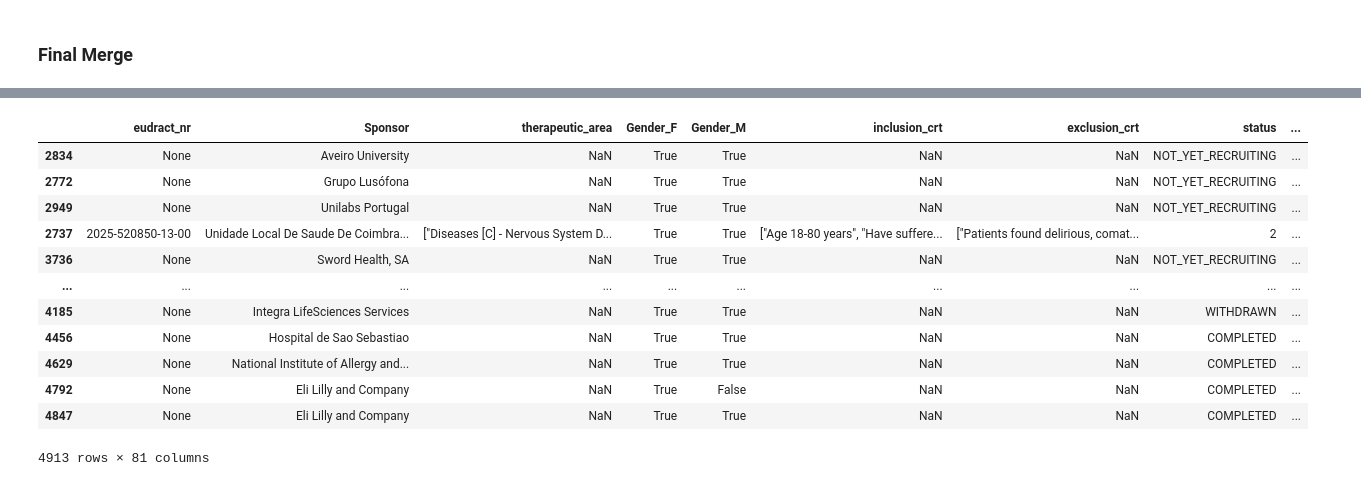
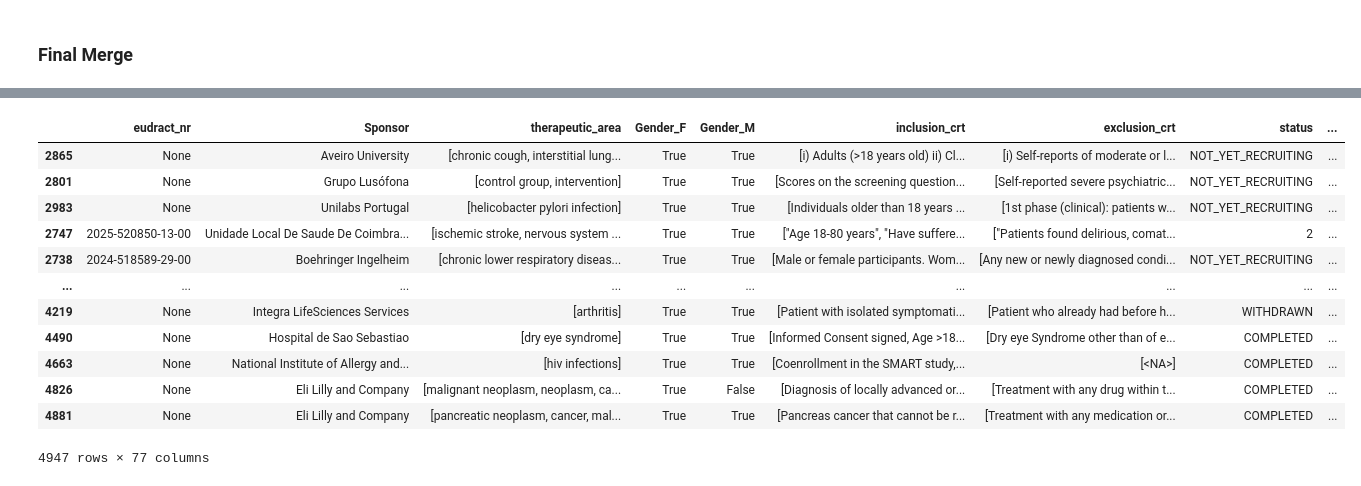
Before and after one commit to HenrikPereira/PToolCTEx, a Jupyter notebook: etl/eda.ipynb, the cells around one changed output, grey strips where cells are left out. Cells and saved outputs as stored; diff of their text form; code cells hidden in the pictures.

```diff
--- a/etl/eda.ipynb
+++ b/etl/eda.ipynb
@@ -703,11 +823,15 @@ full = (
         trial_Phase_II=lambda x: x['trial_Phase_II_y'].fillna(x['trial_Phase_II_x']).astype('boolean'),
         trial_Phase_III=lambda x: x['trial_Phase_III_y'].fillna(x['trial_Phase_III_x']).astype('boolean'),
         trial_Phase_IV=lambda x: x['trial_Phase_IV_y'].fillna(x['trial_Phase_IV_x']).astype('boolean'),
-        therapeutic_area=lambda x: x['therapeutic_area'].apply(lambda tx: ' | '.join(tx) if isinstance(tx, (list, tuple)) else tx),
         condition=lambda x: x['condition_y'].fillna(x['condition_x']),
+        therapeutic_area=lambda x: x.apply(clean_therapeutic_area, axis=1),
+        keywords=lambda x: x['keys'].apply(ensure_list_format),
+        interventions=lambda x: x['interv'].apply(ensure_list_format),
         Sponsor=lambda x: x['Sponsor'].fillna(x['source']),
         Sponsor_type=lambda x: x['Sponsor_type'].fillna(x['source_class']),
-        status=lambda x: x['status'].fillna(x['overall_status'].astype(str)).astype('category'),
+        status=lambda x: x['status'].fillna(x['overall_status'].astype(str)).astype(str).astype('category'),
+        inclusion_crt=lambda x: x.apply(lambda r: r['inclusion_crt'] if pd.notna(r['inclusion_crt']) else extract_criteria(r['criteria'], type='inclusion'), axis=1),
+        exclusion_crt=lambda x: x.apply(lambda r: r['exclusion_crt'] if pd.notna(r['exclusion_crt']) else extract_criteria(r['criteria'], type='exclusion'), axis=1),
         enrollment=lambda x: x['enrollment'].fillna(x['nr_enrolled']),
         Gender_F=lambda x: x['Gender_F'].fillna(x['Gender_ALL'].replace(False, pd.NA)).fillna(x['Gender_FEMALE']).astype('boolean'),
         Gender_M=lambda x: x['Gender_M'].fillna(x['Gender_ALL'].replace(False, pd.NA)).fillna(x['Gender_MALE']).astype('boolean'),
@@ -743,42 +867,48 @@ full = (
         'trial_Phase_IV_y',
         'EARLY_PHASE1',
         'condition_x',
         'condition_y',
         'source',
         'source_class',
         'overall_status',
         'nr_enrolled',
         'minimum_age_num',
         'maximum_age_num',
         'Gender_ALL',
         'Gender_FEMALE',
         'Gender_MALE',
         'allocation_RANDOMIZED',
         'allocation_NON_RANDOMIZED',
         'intervention_model_PARALLEL',
         'masking_NONE',
         'masking_description',
         'masking',
         'trial_design_Open',
         'trial_design_Single_blind',
         'trial_design_Double_blind',
         'intervention_model_CROSSOVER',
         'trial_design.Number_of_treatment_arms_in_the_trial',
+        'terms',
+        'grouping',
+        'criteria',
+        'condition',
+        'keys',
+        'interv',
     ])
     .sort_values(by='start_date', ascending=False)
 )
 full
 # %% [output]
 |  | eudract_nr | Sponsor | therapeutic_area | Gender_F | Gender_M | inclusion_crt | exclusion_crt | status | ... |
-| 2834 | None | Aveiro University | NaN | True | True | NaN | NaN | NOT_YET_RECRUITING | ... |
-| 2772 | None | Grupo Lusófona | NaN | True | True | NaN | NaN | NOT_YET_RECRUITING | ... |
-| 2949 | None | Unilabs Portugal | NaN | True | True | NaN | NaN | NOT_YET_RECRUITING | ... |
-| 2737 | 2025-520850-13-00 | Unidade Local De Saude De Coimbra... | ["Diseases [C] - Nervous System D... | True | True | ["Age 18-80 years", "Have suffere... | ["Patients found delirious, comat... | 2 | ... |
-| 3736 | None | Sword Health, SA | NaN | True | True | NaN | NaN | NOT_YET_RECRUITING | ... |
+| 2865 | None | Aveiro University | [chronic cough, interstitial lung... | True | True | [i) Adults (>18 years old) ii) Cl... | [i) Self-reports of moderate or l... | NOT_YET_RECRUITING | ... |
+| 2801 | None | Grupo Lusófona | [control group, intervention] | True | True | [Scores on the screening question... | [Self-reported severe psychiatric... | NOT_YET_RECRUITING | ... |
+| 2983 | None | Unilabs Portugal | [helicobacter pylori infection] | True | True | [Individuals older than 18 years ... | [1st phase (clinical): patients w... | NOT_YET_RECRUITING | ... |
+| 2747 | 2025-520850-13-00 | Unidade Local De Saude De Coimbra... | [ischemic stroke, nervous system ... | True | True | ["Age 18-80 years", "Have suffere... | ["Patients found delirious, comat... | 2 | ... |
+| 2738 | 2024-518589-29-00 | Boehringer Ingelheim | [chronic lower respiratory diseas... | True | True | [Male or female participants. Wom... | [Any new or newly diagnosed condi... | NOT_YET_RECRUITING | ... |
 | ... | ... | ... | ... | ... | ... | ... | ... | ... | ... |
-| 4185 | None | Integra LifeSciences Services | NaN | True | True | NaN | NaN | WITHDRAWN | ... |
-| 4456 | None | Hospital de Sao Sebastiao | NaN | True | True | NaN | NaN | COMPLETED | ... |
-| 4629 | None | National Institute of Allergy and... | NaN | True | True | NaN | NaN | COMPLETED | ... |
-| 4792 | None | Eli Lilly and Company | NaN | True | False | NaN | NaN | COMPLETED | ... |
-| 4847 | None | Eli Lilly and Company | NaN | True | True | NaN | NaN | COMPLETED | ... |
+| 4219 | None | Integra LifeSciences Services | [arthritis] | True | True | [Patient with isolated symptomati... | [Patient who already had before h... | WITHDRAWN | ... |
+| 4490 | None | Hospital de Sao Sebastiao | [dry eye syndrome] | True | True | [Informed Consent signed, Age >18... | [Dry eye Syndrome other than of e... | COMPLETED | ... |
+| 4663 | None | National Institute of Allergy and... | [hiv infections] | True | True | [Coenrollment in the SMART study,... | [<NA>] | COMPLETED | ... |
+| 4826 | None | Eli Lilly and Company | [malignant neoplasm, neoplasm, ca... | True | False | [Diagnosis of locally advanced or... | [Treatment with any drug within t... | COMPLETED | ... |
+| 4881 | None | Eli Lilly and Company | [pancreatic neoplasm, cancer, mal... | True | True | [Pancreas cancer that cannot be r... | [Treatment with any medication or... | COMPLETED | ... |
-4913 rows × 81 columns
+4947 rows × 77 columns
```
Also changed, not shown: parts of 16 cells of this notebook, 9 other files.
